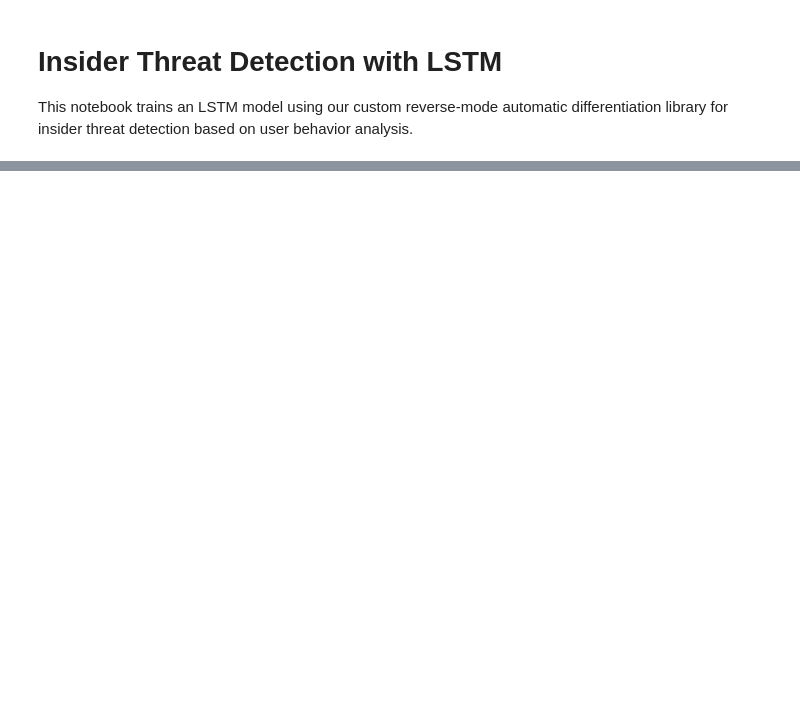
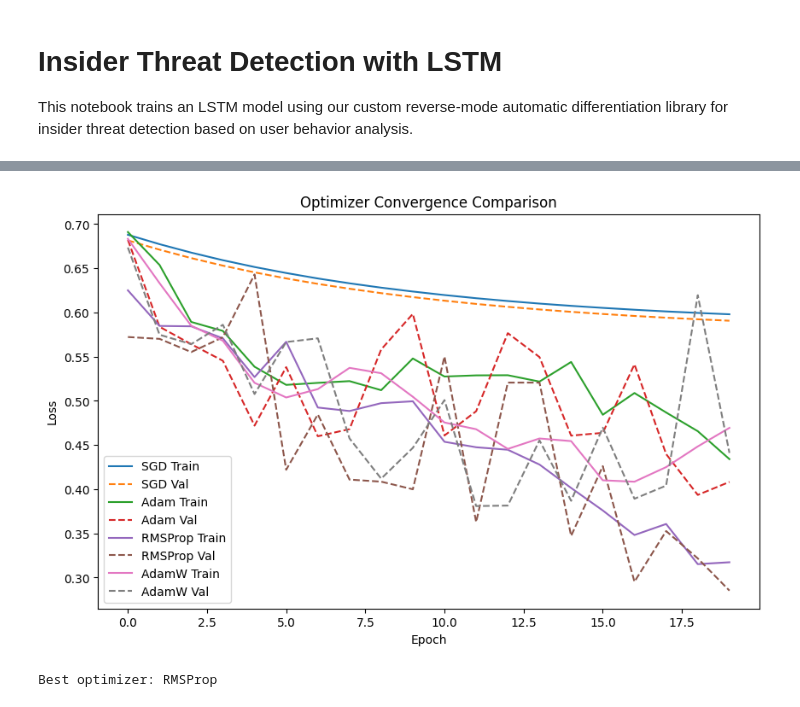
Before and after one commit to qghrjf646/insider_threat_detection, a Jupyter notebook: train/train_lstm.ipynb, the cells around one changed output, grey strips where cells are left out. Drawn from its saved outputs; the diff is of its cells as text; code cells hidden in the pictures; blank space fills up the shorter version.

```diff
--- a/train/train_lstm.ipynb
+++ b/train/train_lstm.ipynb
@@ -129,0 +110,43 @@ plt.show()
+# %%
+# Load processed data
+with open('processed.pkl', 'rb') as f:
+    X, y = pickle.load(f)
+
+print(f"Data shape: {X.shape}, Labels shape: {y.shape}")
+
+# Split into train, val, test
+X_train, X_temp, y_train, y_temp = train_test_split(X, y, test_size=0.3, random_state=42)
+X_val, X_test, y_val, y_test = train_test_split(X_temp, y_temp, test_size=0.5, random_state=42)
+
+print(f"Train: {X_train.shape}, Val: {X_val.shape}, Test: {X_test.shape}")
+
+# Benchmark different optimizers
+optimizers = {
+    'SGD': SGD(model.parameters(), learning_rate=0.01),
+    'Adam': Adam(model.parameters(), learning_rate=0.001),
+    'RMSProp': RMSProp(model.parameters(), learning_rate=0.001),
+    'AdamW': AdamW(model.parameters(), learning_rate=0.001)
+}
+
+results = {}
+
+for name, opt in optimizers.items():
+    print(f"\nTraining with {name}")
+    # Reset model parameters for fair comparison
+    for param in model.parameters():
+        param.data = torch.randn(*param.data.shape, device=device) * 0.01
+
+    train_losses, val_losses = train_model(model, opt, X_train, y_train, X_val, y_val, epochs=20, batch_size=32)
+    results[name] = (train_losses, val_losses)
+
+# Plot convergence
+plt.figure(figsize=(10, 6))
+for name, (train_l, val_l) in results.items():
+    plt.plot(train_l, label=f'{name} Train')
+    plt.plot(val_l, label=f'{name} Val', linestyle='--')
+plt.xlabel('Epoch')
+plt.ylabel('Loss')
+plt.legend()
+plt.title('Optimizer Convergence Comparison')
+plt.show()
+# %% [output]
@@ -129,0 +170,18 @@ plt.show()
+[figure, added]
+# %%
+# Select best optimizer (lowest final val loss)
+best_opt_name = min(results, key=lambda x: results[x][1][-1])
+print(f"Best optimizer: {best_opt_name}")
+
+# Retrain with best optimizer on full train + val, then test
+X_train_full = np.concatenate([X_train, X_val])
+y_train_full = np.concatenate([y_train, y_val])
+
+# Reset model
+for param in model.parameters():
+    param.data = torch.randn(*param.data.shape, device=device) * 0.01
+
+best_opt = optimizers[best_opt_name]
+scheduler = LRSchedulerOnPlateau(best_opt, initial_lr=best_opt.learning_rate, patience=5, factor=0.5, min_lr=1e-6)
+# %% [output]
+Best optimizer: RMSProp
```
Also changed, not shown: parts of 11 cells of this notebook, 8 other files.
